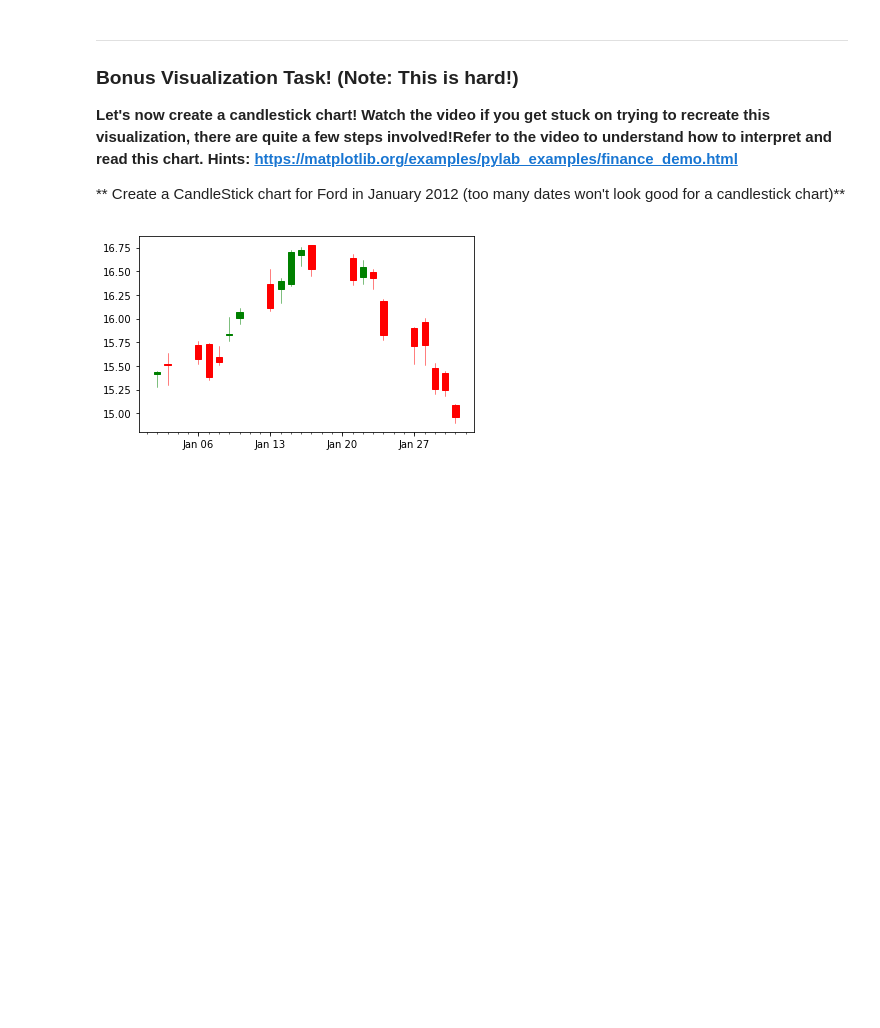
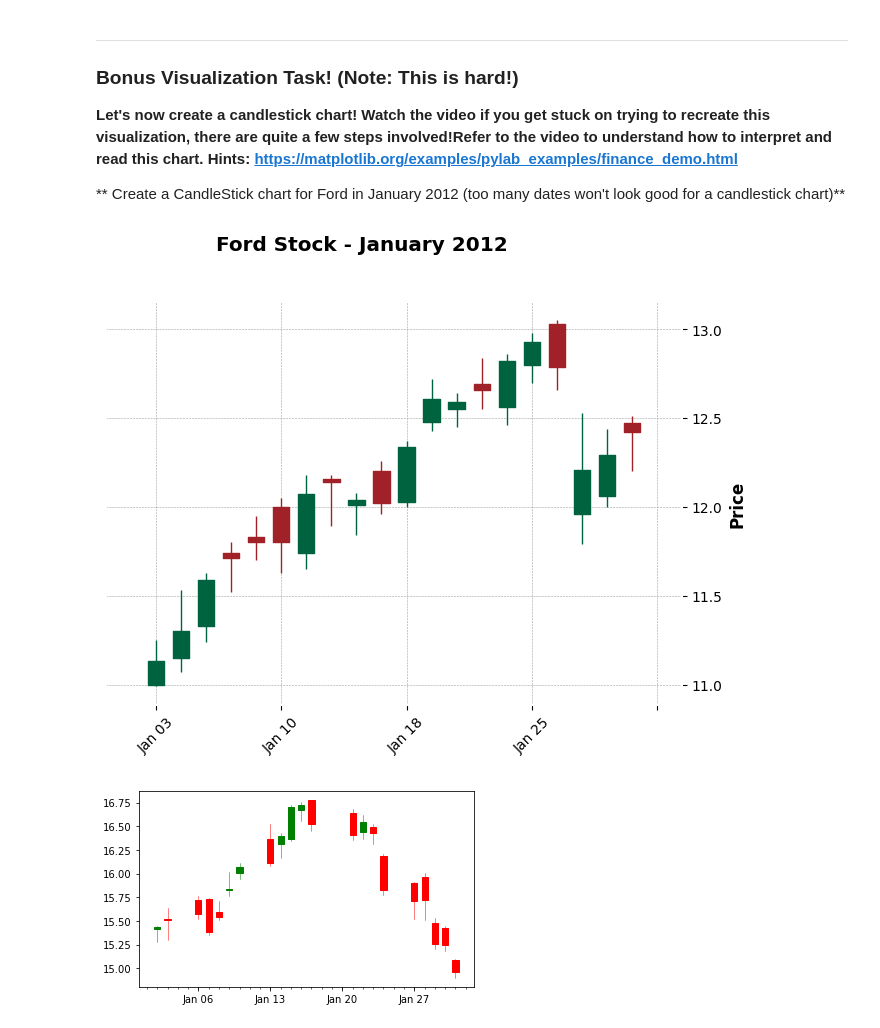
Before and after one commit to Shanmukha2001/PQN, a Jupyter notebook: algorithmic training conda/07-Stock-Market-Analysis-Capstone-Project/Stock Market Analysis Project.ipynb, the cells around one changed output. Cells and saved outputs as stored; diff of their text form; code cells hidden in the pictures; blank space fills up the shorter version.

```diff
--- a/algorithmic training conda/07-Stock-Market-Analysis-Capstone-Project/Stock Market Analysis Project.ipynb
+++ b/algorithmic training conda/07-Stock-Market-Analysis-Capstone-Project/Stock Market Analysis Project.ipynb
@@ -253,6 +253,21 @@ _____
 **Let's now create a candlestick chart! Watch the video if you get stuck on trying to recreate this visualization, there are quite a few steps involved!Refer to the video to understand how to interpret and read this chart. Hints: https://matplotlib.org/examples/pylab_examples/finance_demo.html**
 
 ** Create a CandleStick chart for Ford in January 2012 (too many dates won't look good for a candlestick chart)**
+# %%
+import mplfinance as mpf
+import pandas as pd
+
+# Assuming 'ford' is your DataFrame with DateTimeIndex and OHLC data
+# Reset the index and select data from January 2012
+ford_reset = ford.loc['2012-01':'2012-01'].reset_index()
+
+# Set the Date column as the index (required by mplfinance)
+ford_reset.set_index('Date', inplace=True)
+
+# Plotting with mplfinance (automatic date handling)
+mpf.plot(ford_reset, type='candle', style='charles', title='Ford Stock - January 2012', ylabel='Price')
+# %% [output]
+[figure, added]
 # %%
 # %% [output]
 [figure]
```
Also changed, not shown: parts of 17 cells of this notebook.
